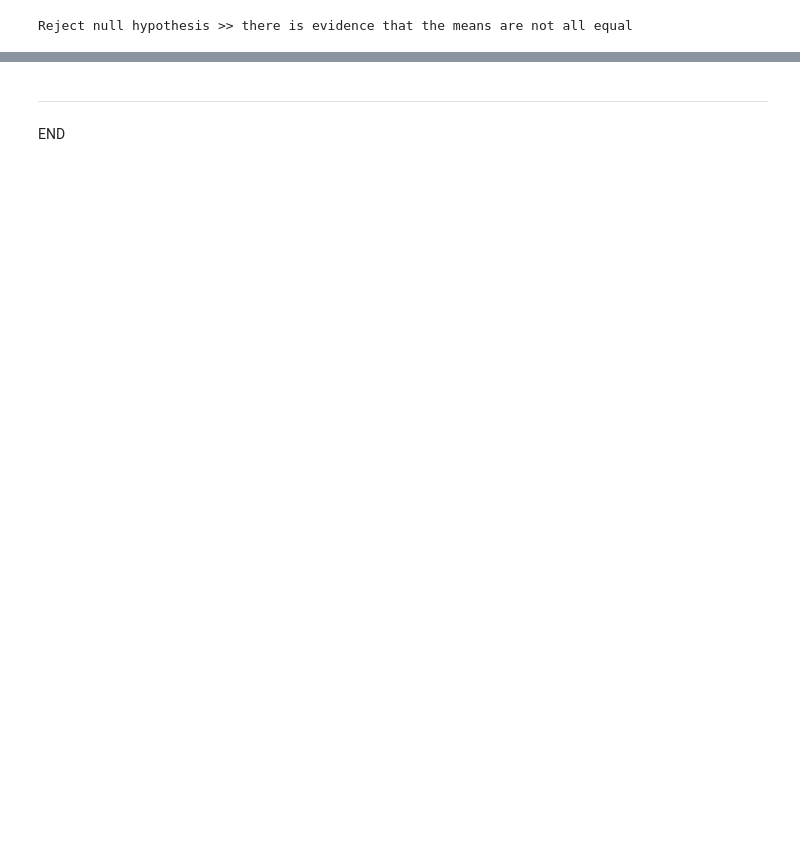
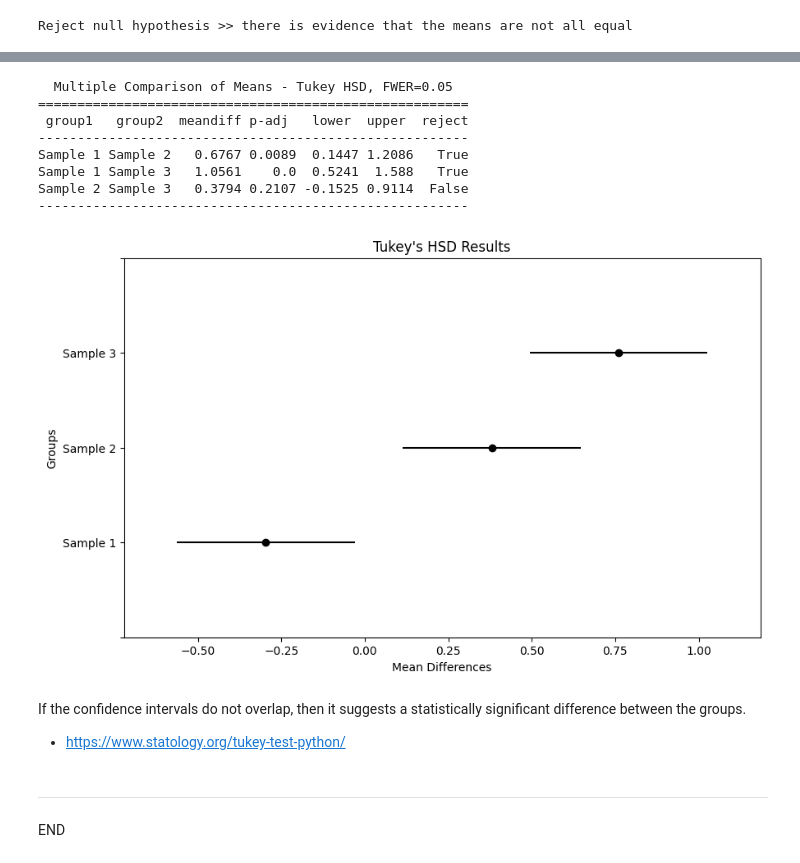
Before and after one commit to holmstead/applied_statistics, a Jupyter notebook: problems.ipynb, the cells around one changed output, grey strips where cells are left out. Cells and saved outputs as stored; diff of their text form; code cells hidden in the pictures; blank space fills up the shorter version.

Commit message:
add Tukeys HSD note

```diff
--- a/problems.ipynb
+++ b/problems.ipynb
@@ -682,3 +694,33 @@ Reject null hypothesis >> there is evidence that the means are not all equal
+# %%
+# Combine samples into a DataFrame
+data = pd.DataFrame({
+    'value': np.concatenate([sample_1, sample_2, sample_3]),
+    'group': ['Sample 1'] * size + ['Sample 2'] * size + ['Sample 3'] * size
+})
+
+tukey_results = pairwise_tukeyhsd(data['value'], data['group'])
+print(tukey_results)
+
+# Plot
+tukey_results.plot_simultaneous()
+plt.title("Tukey's HSD Results")
+plt.xlabel("Mean Differences")
+plt.ylabel("Groups")
+plt.show()
+# %% [output]
+  Multiple Comparison of Means - Tukey HSD, FWER=0.05
+=======================================================
+ group1   group2  meandiff p-adj   lower  upper  reject
+-------------------------------------------------------
+Sample 1 Sample 2   0.6767 0.0089  0.1447 1.2086   True
+Sample 1 Sample 3   1.0561    0.0  0.5241  1.588   True
+Sample 2 Sample 3   0.3794 0.2107 -0.1525 0.9114  False
+-------------------------------------------------------
+[figure, added]
+# %% [markdown]
+If the confidence intervals do not overlap, then it suggests a statistically significant difference between the groups.
+
+- https://www.statology.org/tukey-test-python/
 # %% [markdown]
 ***
 
```
Also changed, not shown: parts of 32 cells of this notebook.
